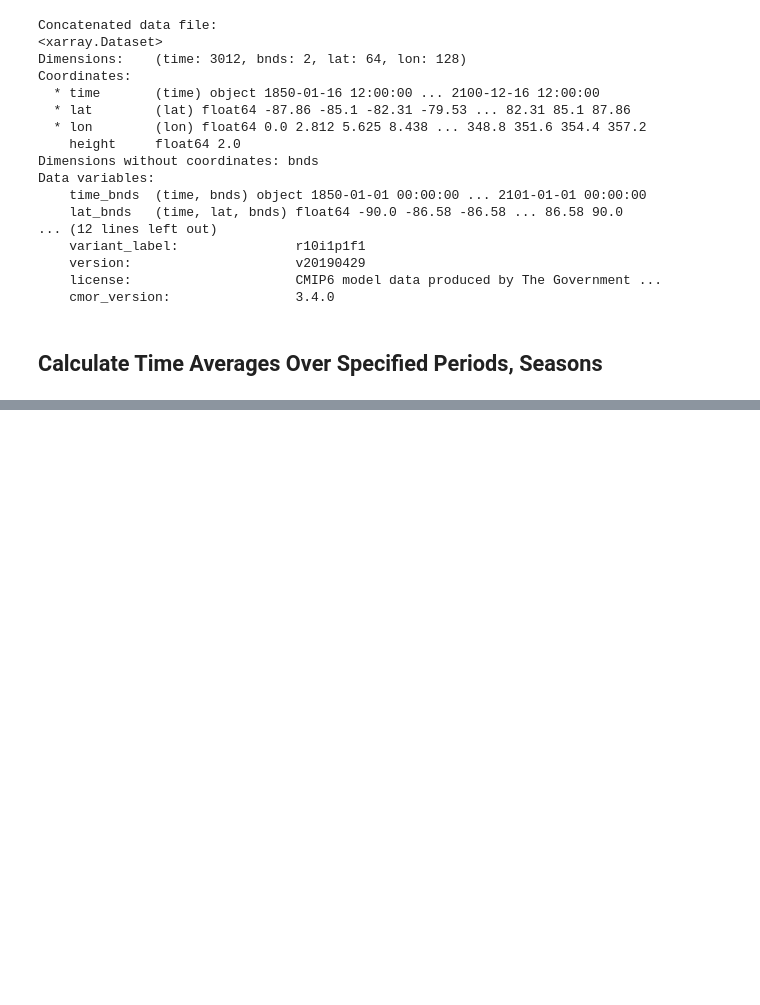
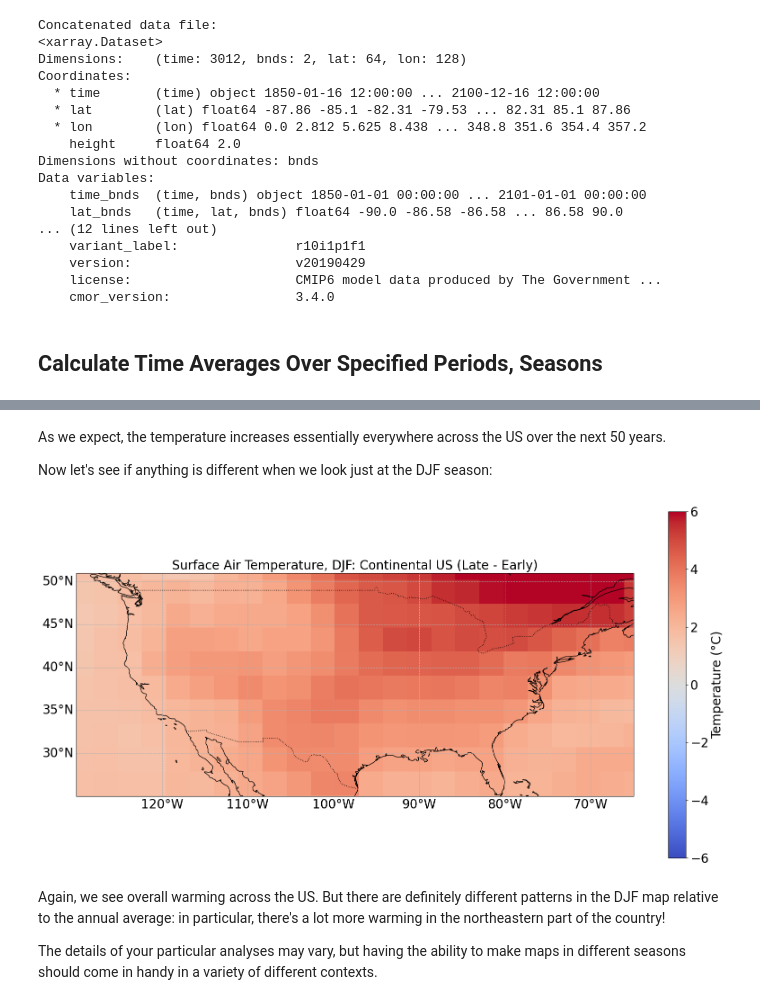
Before and after one commit to tommats00/Map-Plots, a Jupyter notebook: 2. Mean-State and Seasonal Difference Plots.ipynb, the cells around one changed output, grey strips where cells are left out. Saved outputs shown, nothing was run; the diff lists cells and outputs as text; code cells hidden in the pictures; blank space fills up the shorter version.

```diff
--- a/2. Mean-State and Seasonal Difference Plots.ipynb
+++ b/2. Mean-State and Seasonal Difference Plots.ipynb
@@ -187,0 +205,7 @@ data_late_mn = data_late.mean(dim="time")
+# %%
+# Extract data associated with the DJF season
+# early period
+data_early_DJF = data_early.sel(time=data_early.time.dt.season=="DJF")
+
+# late period
+data_late_DJF = data_late.sel(time=data_late.time.dt.season=="DJF")
@@ -187,0 +238,7 @@ data_late_mn = data_late.mean(dim="time")
+# %%
+# Calculate DJF mean during both time periods
+# early
+data_early_DJFmn = data_early_DJF.mean(dim="time")
+
+# late
+data_late_DJFmn = data_late_DJF.mean(dim="time")
@@ -187,0 +293,44 @@ data_late_mn = data_late.mean(dim="time")
+# %% [markdown]
+As we expect, the temperature increases essentially everywhere across the US over the next 50 years.
+
+Now let's see if anything is different when we look just at the DJF season:
+# %%
+##### PLOT 1: DJF average
+
+# Define object containing PlateCarree projection
+map = ccrs.PlateCarree()
+
+# Create figure/axis objects, use the map object to specify associated projection
+fig, ax = plt.subplots(figsize=(20, 10), subplot_kw={"projection": map})
+# Plot temperature data on the axes using the coolwarm colormap
+plot = ax.pcolormesh(data_late_DJFmn.lon, data_late_DJFmn.lat, data_late_DJFmn.tas - data_early_DJFmn.tas,
+                     transform=map, cmap="coolwarm", vmin=-6, vmax=6)
+
+# Set spatial extent of plot
+ax.set_extent([230, 295, 25, 51], crs=ccrs.PlateCarree())
+
+# Add colorbar and label it
+cbar = plt.colorbar(plot, ax=ax)
+cbar.set_label("Temperature (°C)", fontsize=20)
+cbar.ax.tick_params(labelsize=20)
+# Add coastline/border lines
+ax.add_feature(cfeature.COASTLINE)
+ax.add_feature(cfeature.BORDERS, linestyle=":")
+# Add grid lines
+gl = ax.gridlines(draw_labels=True, linestyle="--")
+gl.top_labels = False
+gl.right_labels = False
+
+# Set font size for x, y-axis labels
+gl.xlabel_style = {'size': 20}
+gl.ylabel_style = {'size': 20}
+
+# Add title, show plot
+ax.set_title("Surface Air Temperature, DJF: Continental US (Late - Early)", fontsize= 20)
+plt.show()
+# %% [output]
+[figure, added]
+# %% [markdown]
+Again, we see overall warming across the US. But there are definitely different patterns in the DJF map relative to the annual average: in particular, there's a lot more warming in the northeastern part of the country!
+
+The details of your particular analyses may vary, but having the ability to make maps in different seasons should come in handy in a variety of different contexts.
```
Also changed, not shown: parts of 10 cells of this notebook.
